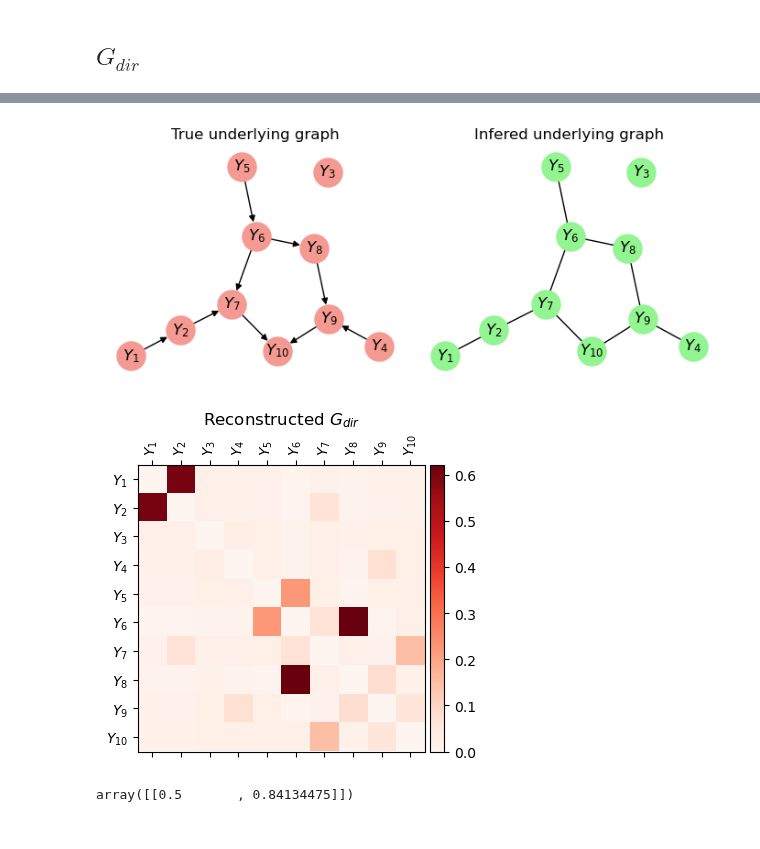
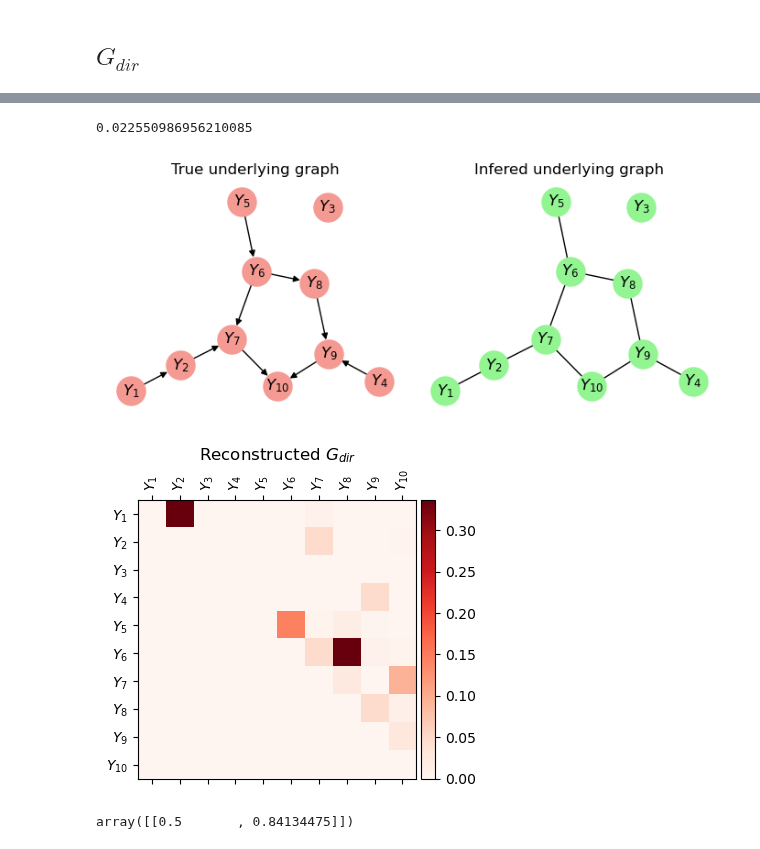
Before and after one commit to jonasbruhub/Analysis-of-Production-flow-systems-with-focus-on-industry, a Jupyter notebook: Simulations and code/Example Network Gaussian 10.ipynb, the cells around one changed output, grey strips where cells are left out. Drawn from its saved outputs; the diff is of its cells as text; code cells hidden in the pictures.

```diff
--- a/Simulations and code/Example Network Gaussian 10.ipynb
+++ b/Simulations and code/Example Network Gaussian 10.ipynb
@@ -433,2 +497,6 @@ plt.savefig(graphics_path + "/GObs theoretical and numerical comparisson.pdf", b
 # %% [markdown]
 ## $G_{dir}$
+# %%
+G_obs_theoretical = A @ A.T
+np.fill_diagonal(G_obs_theoretical, 0)
+G_obs_theoretical = -0.5 * np.log( 1 - (G_obs_theoretical)**2 )
@@ -435,6 +537,11 @@ plt.savefig(graphics_path + "/GObs theoretical and numerical comparisson.pdf", b
+# %%
+( np.triu(G_obs_theoretical) @ np.linalg.pinv( np.eye(10) + np.triu(G_obs_theoretical)) )[6,7]
+# %% [output]
+0.022550986956210085
 # %%
-G_dir = ND(G_obs, alpha=1)
-# G_dir = ND(G_obs_theoretical, alpha=1)
+# G_dir = ND(G_obs, alpha=1)
+# G_dir = ND(G_obs_theoretical, alpha=0.7, beta=0.999)
+G_dir = np.triu(G_obs_theoretical) @ np.linalg.pinv( np.eye(10) + np.triu(G_obs_theoretical))
 
 
 # Ground truth result
@@ -449,39 +556,39 @@ ax.flat[0].set_title("True underlying graph")
 
 
 am = G_dir.copy()
-t = 0.05
+t = 0.025
 am[am > t] = 1
 am[am < t] = 0
 np.fill_diagonal(am,0)
 gr = nx.from_numpy_array(am)
 pos = graphviz_layout(gr)
 nx.draw(gr, pos = pos, node_size = 500, with_labels= True, ax = ax.flat[1], node_color='#93F592', labels = { k:v for (k,v) in zip(range(N), GenLabels("Y", N))} )
 ax.flat[1].set_title("Infered underlying graph")
 
 for a in ax.flat:
     a.patch.set_linewidth(10)
     a.patch.set_edgecolor('pink')
 
 fig.tight_layout()
 
-plt.savefig(graphics_path + "/underlying graphs comparisson", bbox_inches='tight')
-plt.savefig(graphics_path + "/underlying graphs comparisson.pdf", bbox_inches='tight')
+# plt.savefig(graphics_path + "/underlying graphs comparisson", bbox_inches='tight')
+# plt.savefig(graphics_path + "/underlying graphs comparisson.pdf", bbox_inches='tight')
 
 
 
 fig, ax = plt.subplots(1,1,figsize=(4,4))
 r = ax.matshow(G_dir, cmap = "Reds", vmin=0)
 divider = make_axes_locatable(ax)
 cax = divider.append_axes("right", size="5%", pad=0.05)
 ax.set_title("Reconstructed " + "$G_{dir}$")
 VariableMatrixSetLabels(ax, N, "Y")
 plt.colorbar(r, cax=cax)
 fig.tight_layout()
 plt.savefig(graphics_path + "/Reconstructed GDir", bbox_inches='tight');
 plt.savefig(graphics_path + "/Reconstructed GDir.pdf", bbox_inches='tight');
 # %% [output]
 [figure]
-[figure, old version]
+[figure, new version]
 # %%
 for i in range(10_000):
     scipy.integrate.quad(lambda x : np.exp(-1/2*x**2)*x**2,0,1)
```
Also changed, not shown: parts of 16 cells of this notebook, 33 other files.
